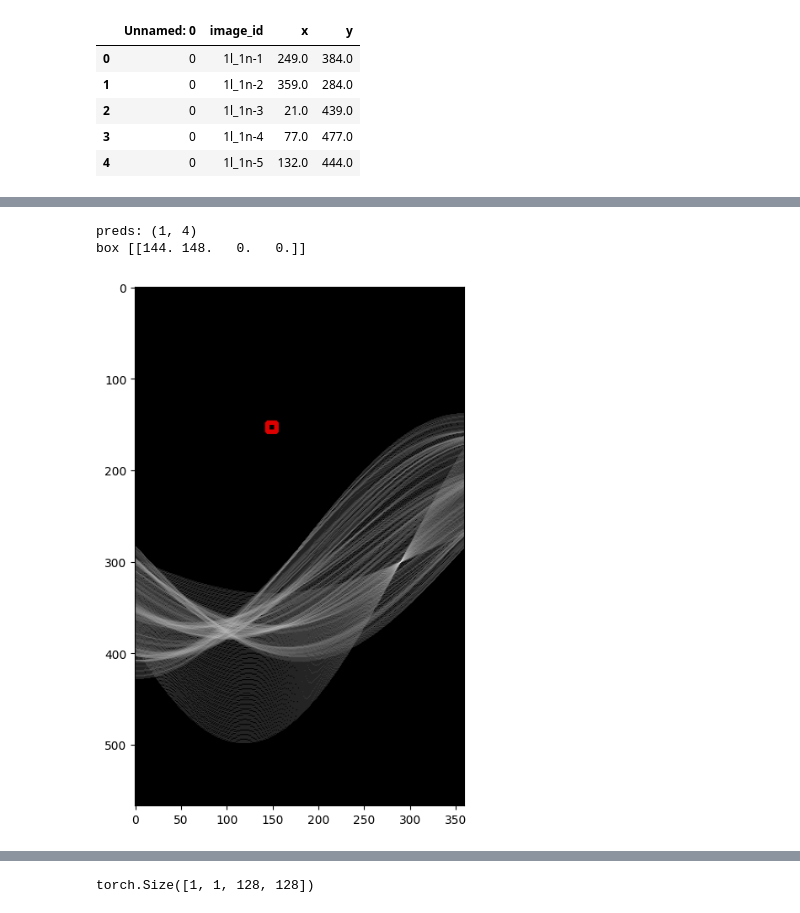
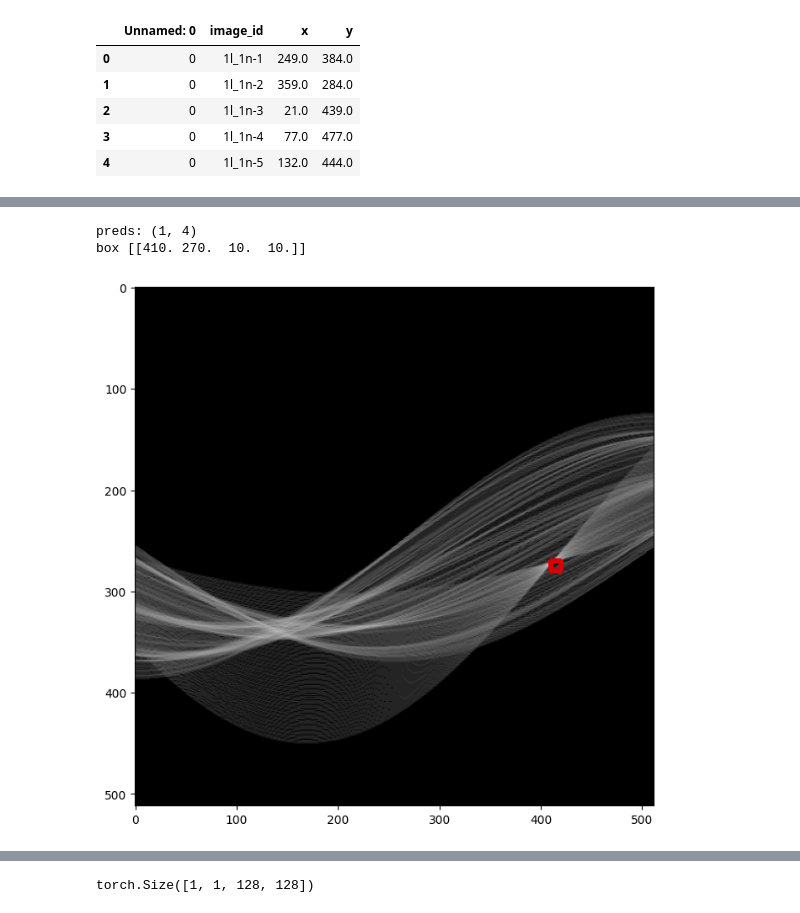
Before and after one commit to ceschini/ht-peaks-detection, a Jupyter notebook: notebooks/ht-peaks-centernet.ipynb, the cells around one changed output, grey strips where cells are left out. Saved outputs shown, nothing was run; the diff lists cells and outputs as text; code cells hidden in the pictures.

Commit message:
center point fixed

```diff
--- a/notebooks/ht-peaks-centernet.ipynb
+++ b/notebooks/ht-peaks-centernet.ipynb
@@ -45,6 +49,7 @@ train_id, test_id = train_test_split(image_ids, test_size=0.2, random_state=777)
 img_id = train_id[0]
 img = cv2.imread(os.path.join(DIR_INPUT, "train", img_id+"-ht.png"))
 img = cv2.cvtColor(img, cv2.COLOR_BGR2RGB)
+img = cv2.resize(img, (input_size, input_size))
 plt.imshow(img)
 # %% [output]
 <matplotlib.image.AxesImage at 0x...>
@@ -127,9 +132,9 @@ def draw_dense_reg(regmap, heatmap, center, value, radius, is_offset=False):
 # Wrapped heatmap function
 def make_hm_regr(target):
     # make output heatmap for single class
-    hm = np.zeros([input_size//MODEL_SCALE, input_size//MODEL_SCALE])
+    hm = np.zeros([input_size, input_size])
     # make regr heatmap
-    regr = np.zeros([2, input_size//MODEL_SCALE, input_size//MODEL_SCALE])
+    regr = np.zeros([2, input_size, input_size])
 
     if len(target) == 0:
         return hm, regr
@@ -139,19 +144,19 @@ def make_hm_regr(target):
     # make a center point
     # try gaussian points.
     for c in center:
-        hm = draw_msra_gaussian(hm, [int(c[0])//MODEL_SCALE//IN_SCALE, int(c[1])//MODEL_SCALE//IN_SCALE],
+        hm = draw_msra_gaussian(hm, [int(c[0] * IN_SCALE_X), int(c[1] * IN_SCALE_Y)],
                                 sigma=np.clip(10*10//2, 2, 4))
 
     # convert targets to its center.
-    regrs = center[:, 2:]/input_size/IN_SCALE
+    regrs = center
 
     # plot regr values to mask
     for r, c in zip(regrs, center):
         for i in range(-2, 3):
             for j in range(-2, 3):
                 try:
-                    regr[:, int(c[0])//MODEL_SCALE//IN_SCALE+i,
-                         int(c[1])//MODEL_SCALE//IN_SCALE+j] = r
+                    regr[:, int(c[0])+i,
+                         int(c[1])+j] = r
                 except:
                     pass
     return hm, regr
@@ -172,8 +177,8 @@ def pred2box(hm, regr, thresh=0.99):
     boxes = []
     scores = hm[pred]
     for i, b in enumerate(pred_r):
-        arr = np.array([pred_center[1][i]*MODEL_SCALE-b[0]*input_size//2, pred_center[0][i]*MODEL_SCALE-b[1]*input_size//2,
-                      int(b[0]*input_size), int(b[1]*input_size)])
+        arr = np.array([pred_center[1][i]-b[0]*input_size//2, pred_center[0][i]-b[1]*input_size//2,
+                      int(b[0]*input_size+10), int(b[1]*input_size+10)])
         arr = np.clip(arr, 0, input_size)
         # filter
         # if arr[0]<0 or arr[1]<0 or arr[0]>input_size or arr[1]>input_size:
@@ -191,8 +196,8 @@ def showbox(img, hm, regr, thresh=0.9):
     for box in boxes:
         # upper-left, lower-right
         cv2.rectangle(sample,
-                      (int(box[0]), int(box[1]+10)),
-                      (int(box[0]+10), int(box[1])),
+                      (int(box[0]), int(box[1]+box[3])),
+                      (int(box[0]+box[2]), int(box[1])),
                       (220, 0, 0), 3)
     return sample
 
@@ -209,20 +214,31 @@ def showgtbox(img, hm, regr, thresh=0.9):
                       (0, 220, 0), 3)
     return sample
 # %%
+# show image
+# img_id = train_df["image_id"][]
+img_id = train_id[0]
+img = cv2.imread(os.path.join(DIR_INPUT, "train", img_id+"-ht.png"))
+img = cv2.cvtColor(img, cv2.COLOR_BGR2RGB)
+img = cv2.resize(img, (input_size, input_size))
+sample = img
+
+# get labels
+target = train_df[train_df['image_id'] == img_id]
+
 # convert target to heatmaps
 hm, regr = make_hm_regr(target)
 
 # get boxes
 boxes, _ = pred2box(hm, regr)
 
-fig, ax = plt.subplots(1, 1, figsize=(16,8))
-sample = showbox(img, hm, regr, 0.99)
+fig, ax = plt.subplots(1, 1, figsize=(16, 8))
+sample = showbox(sample, hm, regr, 0.99)
 plt.imshow(sample)
 plt.show()
 # %% [output]
 preds: (1, 4)
-box [[144. 148.   0.   0.]]
+box [[410. 270.  10.  10.]]
-[figure, old version]
+[figure, new version]
 # %%
 from torchvision import transforms
 
```
Also changed, not shown: parts of 8 cells of this notebook, 4 other files.
